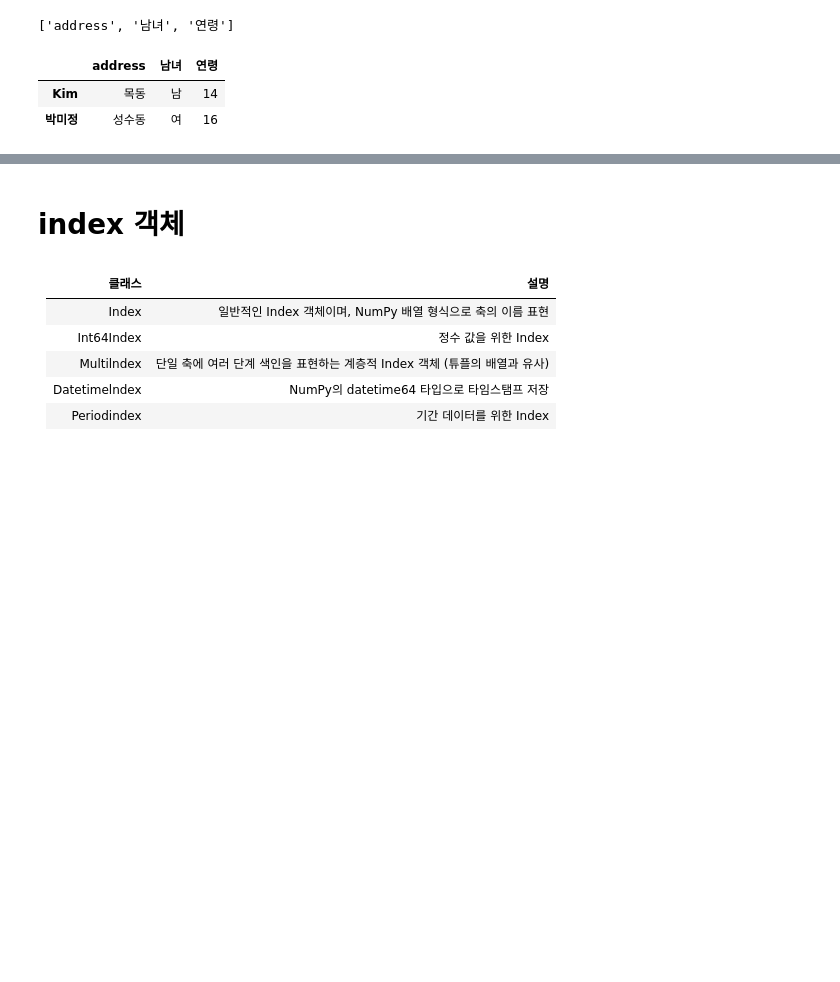
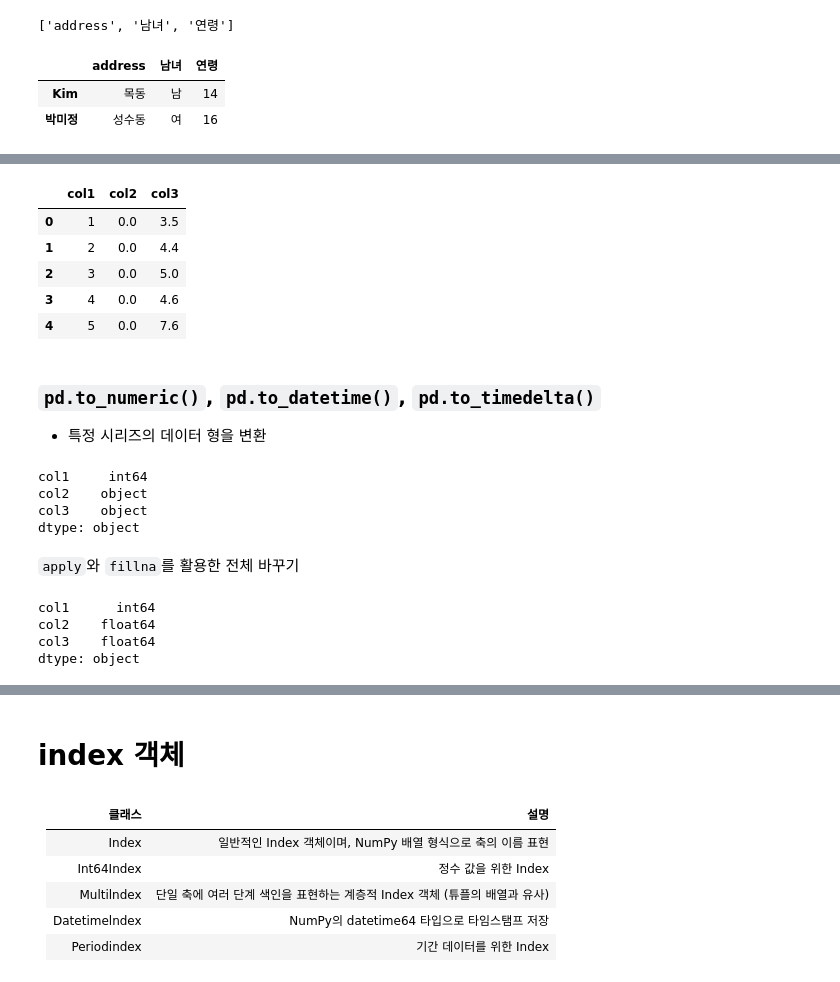
Before and after one commit to SeWonKwon/Pandas-Numpy, a Jupyter notebook: A05_Pandas Dtypes Index & Column.ipynb, the cells around one changed output, grey strips where cells are left out. Cells and saved outputs as stored; diff of their text form; code cells hidden in the pictures; blank space fills up the shorter version.

```diff
--- a/A05_Pandas Dtypes Index & Column.ipynb
+++ b/A05_Pandas Dtypes Index & Column.ipynb
@@ -110,0 +177,30 @@ df
+# %%
+df.infer_objects()
+# %% [output]
+|  | col1 | col2 | col3 |
+| 0 | 1 | 0.0 | 3.5 |
+| 1 | 2 | 0.0 | 4.4 |
+| 2 | 3 | 0.0 | 5.0 |
+| 3 | 4 | 0.0 | 4.6 |
+| 4 | 5 | 0.0 | 7.6 |
+# %% [markdown]
+### `pd.to_numeric()`, `pd.to_datetime()`, `pd.to_timedelta()`
+* 특정 시리즈의 데이터 형을 변환
+# %%
+df['col1'] = pd.to_numeric(df.col1)
+df.dtypes
+# %% [output]
+col1     int64
+col2    object
+col3    object
+dtype: object
+# %% [markdown]
+`apply`와 `fillna`를 활용한 전체 바꾸기
+# %%
+df = df.apply(pd.to_numeric, errors='coerce').fillna(0)
+df.dtypes
+# %% [output]
+col1      int64
+col2    float64
+col3    float64
+dtype: object
```
Also changed, not shown: parts of 19 cells of this notebook.
